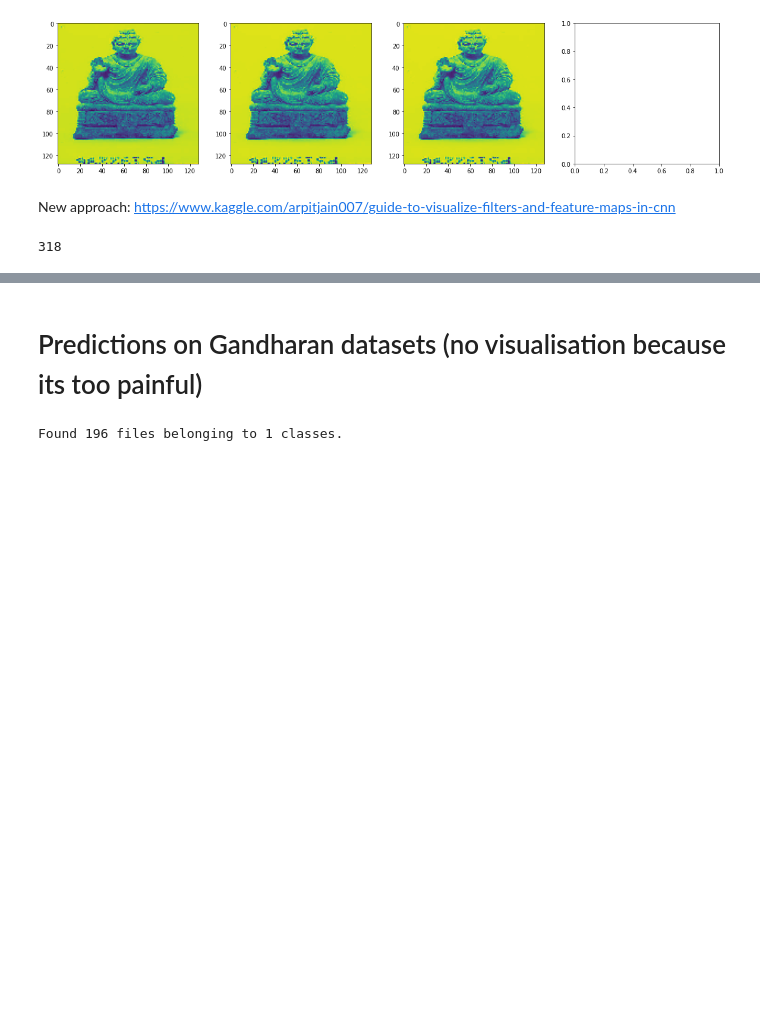
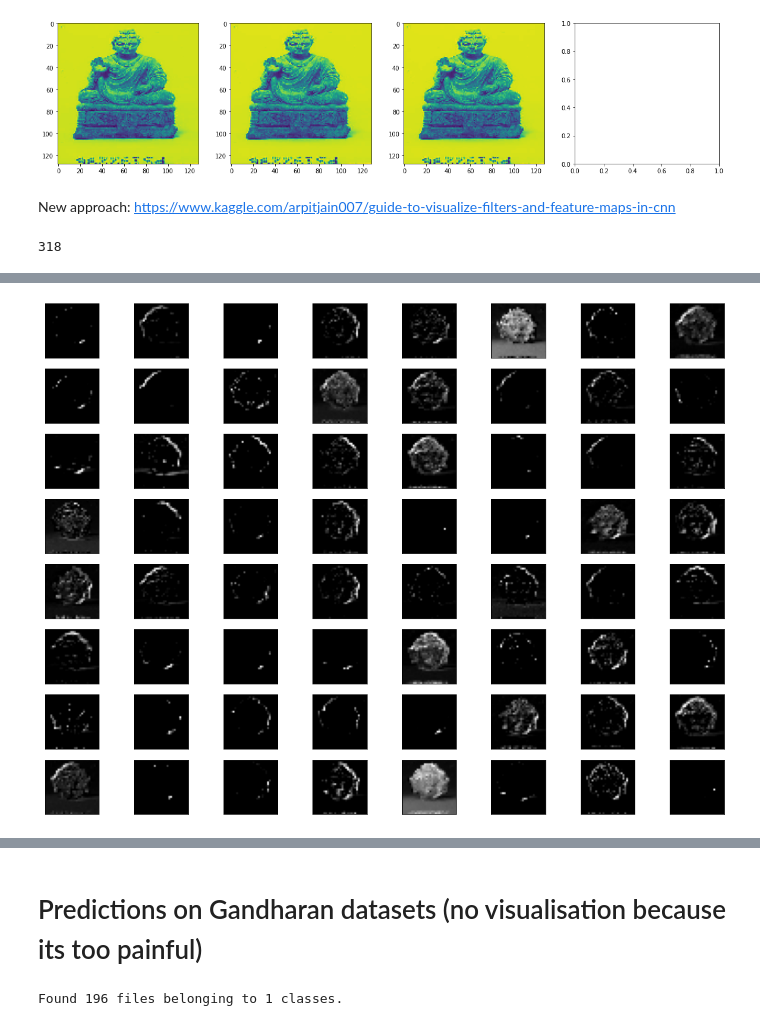
Before and after one commit to kraftedcheese/gandhara-ish, a Jupyter notebook: CNN_experiments.ipynb, the cells around one changed output, grey strips where cells are left out. Drawn from its saved outputs; the diff is of its cells as text; code cells hidden in the pictures; blank space fills up the shorter version.

```diff
--- a/CNN_experiments.ipynb
+++ b/CNN_experiments.ipynb
@@ -659,0 +800,4 @@ len(resnet_weights)
+# %%
+plot_layer(3, greek_activations)
+# %% [output]
+[figure, added]
```
Also changed, not shown: parts of 28 cells of this notebook.
